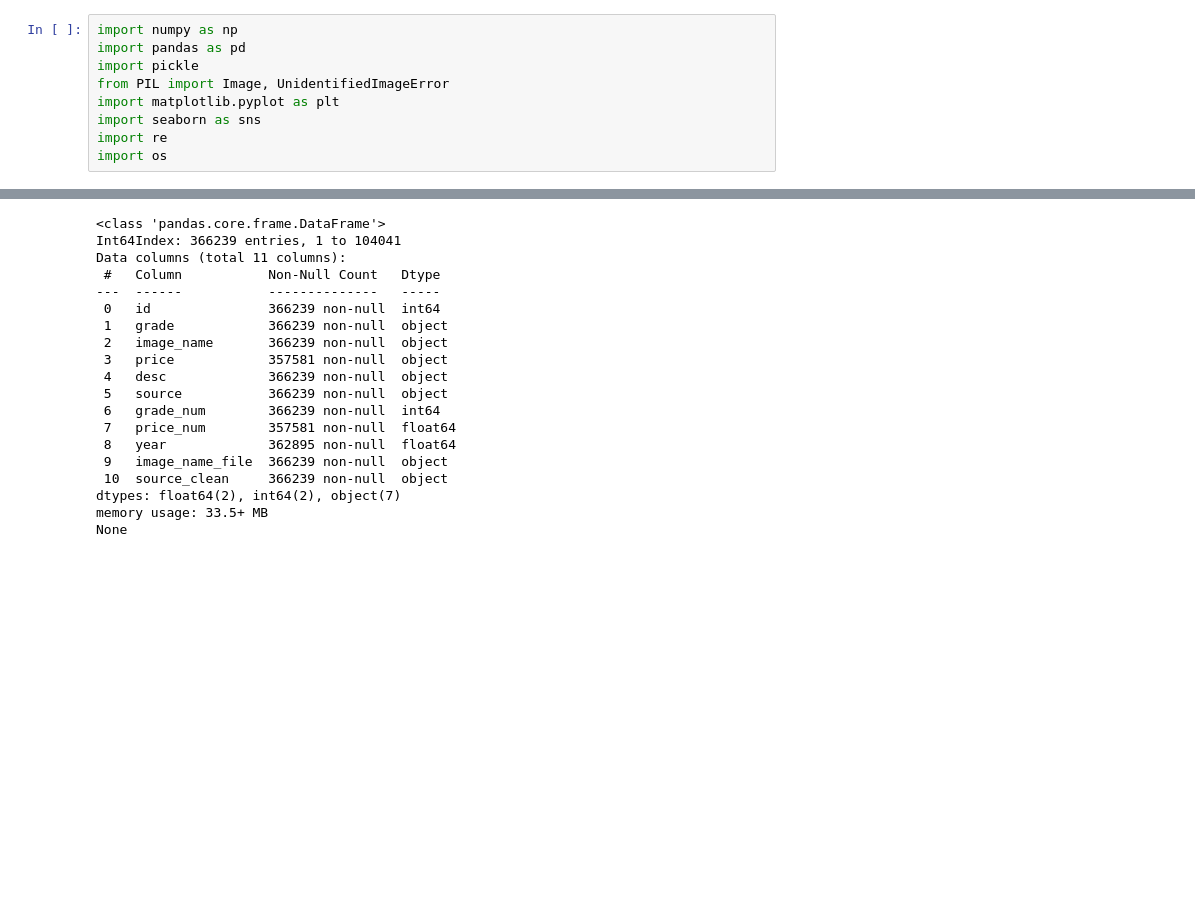
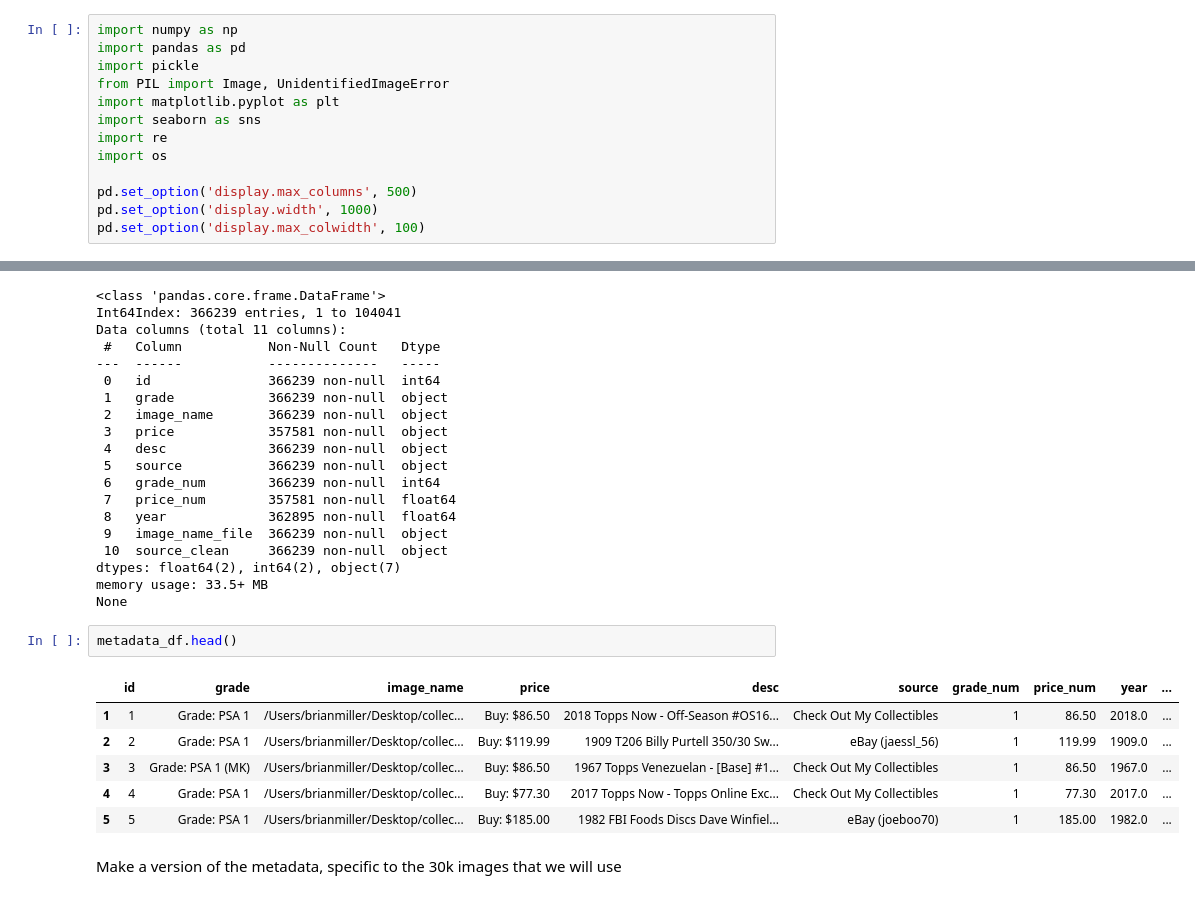
Before and after one commit to BrianMillerS/trading_card_grading_capstone, a Jupyter notebook: make_metadata_file.ipynb, the cells around one changed output, grey strips where cells are left out. Drawn from its saved outputs; the diff is of its cells as text; blank space fills up the shorter version.

```diff
--- a/make_metadata_file.ipynb
+++ b/make_metadata_file.ipynb
@@ -10,6 +10,10 @@ import matplotlib.pyplot as plt
 import seaborn as sns
 import re
 import os
+
+pd.set_option('display.max_columns', 500)
+pd.set_option('display.width', 1000)
+pd.set_option('display.max_colwidth', 100)
 # %%
 def extract_year(desc):
     """
@@ -94,6 +98,17 @@ Data columns (total 11 columns):
 dtypes: float64(2), int64(2), object(7)
 memory usage: 33.5+ MB
 None
+# %%
+metadata_df.head()
+# %% [output]
+|  | id | grade | image_name | price | desc | source | grade_num | price_num | year | ... |
+| 1 | 1 | Grade: PSA 1 | /Users/brianmiller/Desktop/collec... | Buy: $86.50 | 2018 Topps Now - Off-Season #OS16... | Check Out My Collectibles | 1 | 86.50 | 2018.0 | ... |
+| 2 | 2 | Grade: PSA 1 | /Users/brianmiller/Desktop/collec... | Buy: $119.99 | 1909 T206 Billy Purtell 350/30 Sw... | eBay (jaessl_56) | 1 | 119.99 | 1909.0 | ... |
+| 3 | 3 | Grade: PSA 1 (MK) | /Users/brianmiller/Desktop/collec... | Buy: $86.50 | 1967 Topps Venezuelan - [Base] #1... | Check Out My Collectibles | 1 | 86.50 | 1967.0 | ... |
+| 4 | 4 | Grade: PSA 1 | /Users/brianmiller/Desktop/collec... | Buy: $77.30 | 2017 Topps Now - Topps Online Exc... | Check Out My Collectibles | 1 | 77.30 | 2017.0 | ... |
+| 5 | 5 | Grade: PSA 1 | /Users/brianmiller/Desktop/collec... | Buy: $185.00 | 1982 FBI Foods Discs Dave Winfiel... | eBay (joeboo70) | 1 | 185.00 | 1982.0 | ... |
+# %% [markdown]
+Make a version of the metadata, specific to the 30k images that we will use
 # %%
 ## MAKE A TRUNCATED VERSION OF THE METADATA ##
 
```
Also changed, not shown: parts of 3 cells of this notebook, 3 other files.
